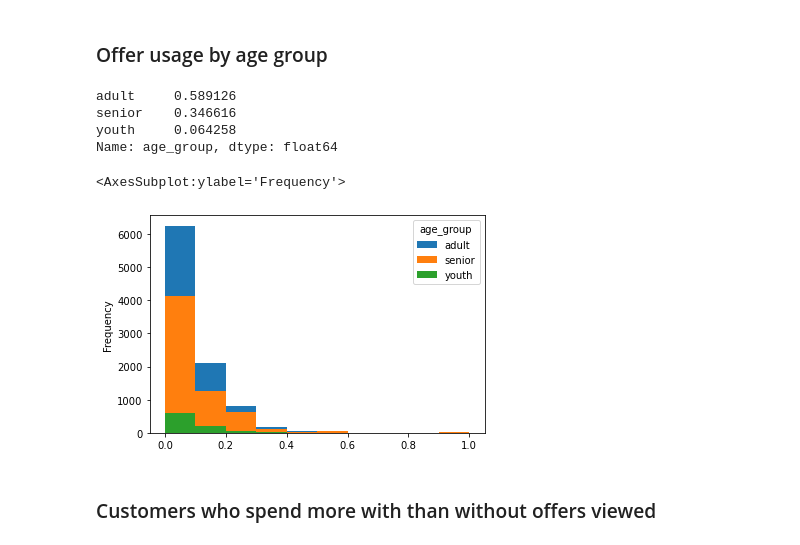
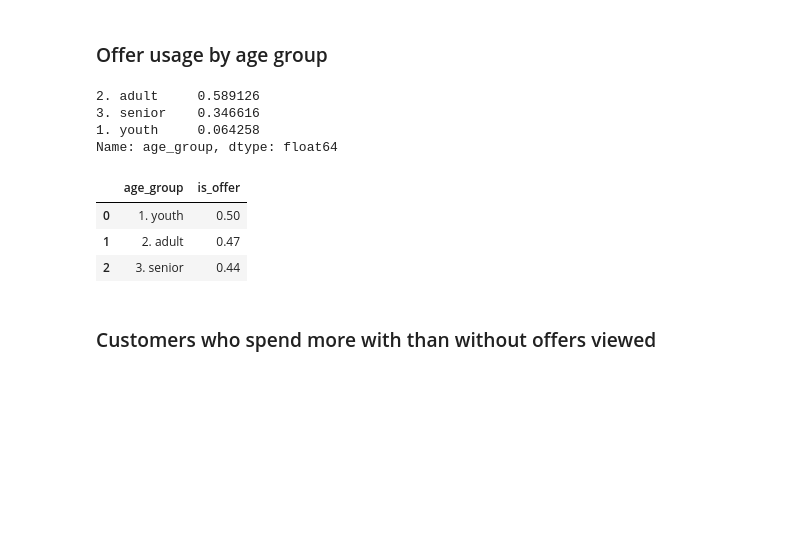
Before and after one commit to AndreGoncalves013/Starbucks_Customer_Offer_Targeting, a Jupyter notebook: src/starbucks_offers_eda.ipynb, the cells around one changed output. Cells and saved outputs as stored; diff of their text form; code cells hidden in the pictures; blank space fills up the shorter version.

Commit message:
Added new age group analysis

```diff
--- a/src/starbucks_offers_eda.ipynb
+++ b/src/starbucks_offers_eda.ipynb
@@ -179,31 +181,38 @@ def get_age_group(age):
         string: Age group of the customer.
     """
     if age < 15:
-        return 'child'
+        return '0. child'
 
     if age < 25:
-        return 'youth'
+        return '1. youth'
 
     if age < 65:
-        return 'adult'
+        return '2. adult'
 
-    return 'senior'
+    return '3. senior'
 # %%
 df = transactions_per_offer_type_df.merge(profile_df, left_on='person', right_on='id')
 df['age_group'] = df.age.apply(get_age_group)
 # %%
 df.age_group.value_counts(normalize=True)
 # %% [output]
-adult     0.589126
-senior    0.346616
-youth     0.064258
+2. adult     0.589126
+3. senior    0.346616
+1. youth     0.064258
 Name: age_group, dtype: float64
 # %%
-grouped_df = df.groupby(['person', 'age_group']).is_offer.mean().reset_index()
-grouped_df.pivot(columns='age_group', values='is_offer').plot.hist(bins=10)
+grouped_df = df.groupby(['person', 'age_group']).\
+    is_offer.max().reset_index()
+
+grouped_df = grouped_df.groupby('age_group').\
+    is_offer.mean().round(2).reset_index()
+
+grouped_df
 # %% [output]
-<AxesSubplot:ylabel='Frequency'>
-[figure, removed]
+|  | age_group | is_offer |
+| 0 | 1. youth | 0.50 |
+| 1 | 2. adult | 0.47 |
+| 2 | 3. senior | 0.44 |
 # %% [markdown]
 ### Customers who spend more with than without offers viewed
 # %%
```
Also changed, not shown: parts of 2 cells of this notebook, 1 other file.
